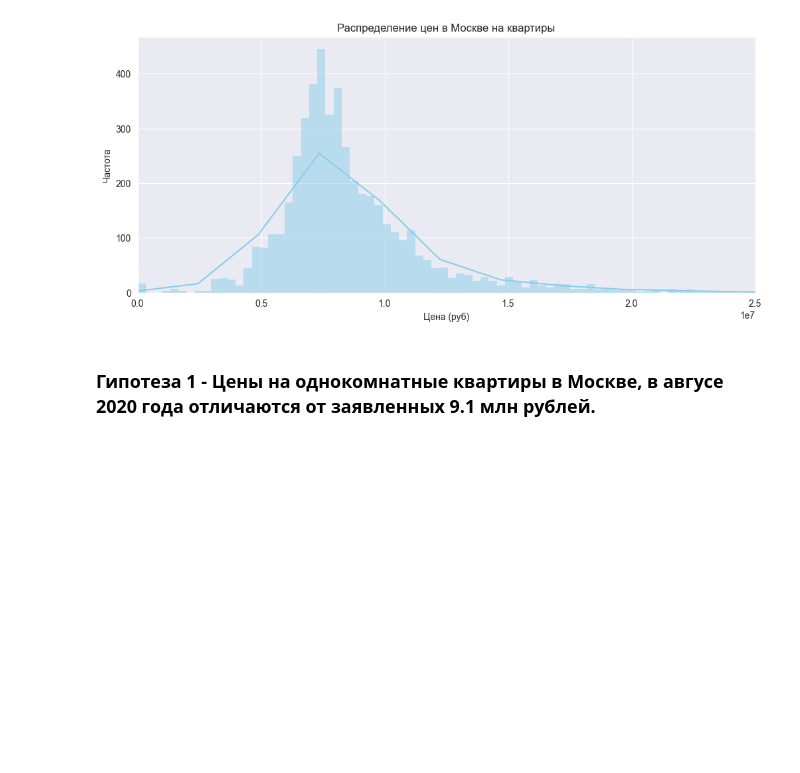
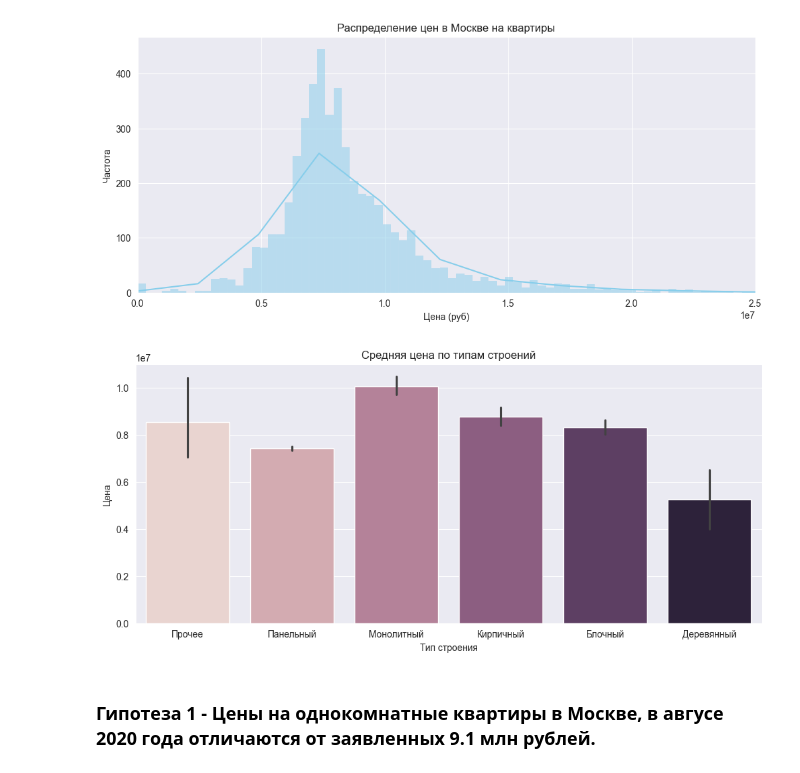
Before and after one commit to DanSikQ/Moscow_aparment_StatTest, a Jupyter notebook: stat_test.ipynb, the cells around one changed output. Cells and saved outputs as stored; diff of their text form; code cells hidden in the pictures; blank space fills up the shorter version.

```diff
--- a/stat_test.ipynb
+++ b/stat_test.ipynb
@@ -30,6 +56,31 @@ plt.ylabel('Частота')
 plt.show()
 # %% [output]
 [figure]
+# %%
+building_type_labels = {
+    0: "Прочее",
+    1: "Панельный",
+    2: "Монолитный",
+    3: "Кирпичный",
+    4: 'Блочный',
+    5: 'Деревянный',
+}
+
+plt.figure(figsize=(12,5))
+ax = sns.barplot(x = price_russia_moscow['building_type'],
+                 y = price_russia_moscow['price'],
+                 hue = price_russia_moscow['building_type'],
+                 dodge = False,
+                 legend=False,)
+
+ax.set_xticklabels([building_type_labels.get(int(tick.get_text()), tick.get_text()) for tick in ax.get_xticklabels()])
+
+plt.title("Средняя цена по типам строений")
+plt.xlabel("Тип строения")
+plt.ylabel("Цена")
+plt.show()
+# %% [output]
+[figure, added]
 # %% [markdown]
 ### Гипотеза 1 - Цены на однокомнатные квартиры в Москве, в авгусе 2020 года отличаются от заявленных 9.1 млн рублей.
 # %% [markdown]
```
Also changed, not shown: parts of 19 cells of this notebook.
